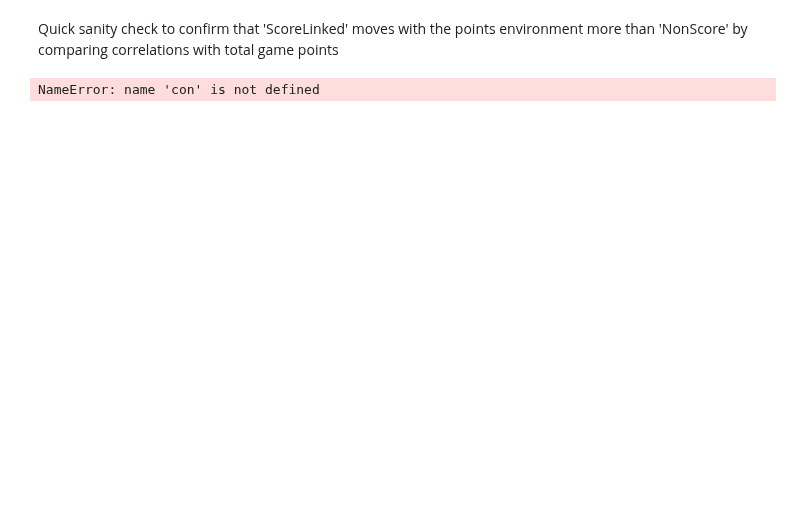
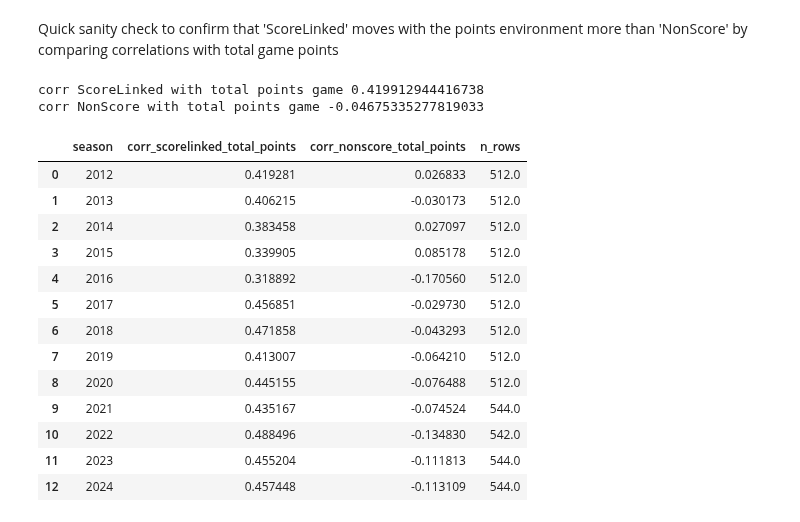
Before and after one commit to SiddharthKorukonda/2025-26-NFLPA-Data-Analytics-Case-Competition, a Jupyter notebook: notebooks/11_sanity_check_panel.ipynb, the cells around one changed output. Drawn from its saved outputs; the diff is of its cells as text; code cells hidden in the pictures; blank space fills up the shorter version.

Commit message:
fix: suppress pandas groupby apply futurewarning with include_groups false

```diff
--- a/notebooks/11_sanity_check_panel.ipynb
+++ b/notebooks/11_sanity_check_panel.ipynb
@@ -386,36 +470,55 @@ SELECT
   {SEASON_COL} AS season,
   {WEEK_COL} AS week,
   {TEAM_COL} AS team,
   points_for,
   points_against,
   ST_Load_ScoreLinked_w,
   ST_Load_NonScore_w
 FROM {PANEL_TABLE}
 """).df()
 
 df_points["total_points_game"] = df_points["points_for"] + df_points["points_against"]
 
 df_corr = df_points.dropna(subset=["total_points_game", "ST_Load_ScoreLinked_w", "ST_Load_NonScore_w"]).copy()
 
 corr_scorelinked = df_corr["ST_Load_ScoreLinked_w"].corr(df_corr["total_points_game"])
 corr_nonscore = df_corr["ST_Load_NonScore_w"].corr(df_corr["total_points_game"])
 
 print("corr ScoreLinked with total points game", corr_scorelinked)
 print("corr NonScore with total points game", corr_nonscore)
 
 if abs(corr_scorelinked) < abs(corr_nonscore):
     raise RuntimeError("ScoreLinked is not more correlated with points environment than NonScore, investigate ScoreLinked definition and joins")
 
 by_season = (
     df_corr.groupby("season", as_index=False)
-    .apply(lambda g: pd.Series({
-        "corr_scorelinked_total_points": g["ST_Load_ScoreLinked_w"].corr(g["total_points_game"]),
-        "corr_nonscore_total_points": g["ST_Load_NonScore_w"].corr(g["total_points_game"]),
-        "n_rows": len(g),
-    }))
+    .apply(
+        lambda g: pd.Series({
+            "corr_scorelinked_total_points": g["ST_Load_ScoreLinked_w"].corr(g["total_points_game"]),
+            "corr_nonscore_total_points": g["ST_Load_NonScore_w"].corr(g["total_points_game"]),
+            "n_rows": len(g),
+        }),
+        include_groups=False,
+    )
+    .reset_index(drop=True)
 )
 
 by_season = by_season.reset_index(drop=True)
 by_season.sort_values("season").tail(15)
 # %% [output]
-NameError: name 'con' is not defined
+corr ScoreLinked with total points game 0.419912944416738
+corr NonScore with total points game -0.04675335277819033
+|  | season | corr_scorelinked_total_points | corr_nonscore_total_points | n_rows |
+| 0 | 2012 | 0.419281 | 0.026833 | 512.0 |
+| 1 | 2013 | 0.406215 | -0.030173 | 512.0 |
+| 2 | 2014 | 0.383458 | 0.027097 | 512.0 |
+| 3 | 2015 | 0.339905 | 0.085178 | 512.0 |
+| 4 | 2016 | 0.318892 | -0.170560 | 512.0 |
+| 5 | 2017 | 0.456851 | -0.029730 | 512.0 |
+| 6 | 2018 | 0.471858 | -0.043293 | 512.0 |
+| 7 | 2019 | 0.413007 | -0.064210 | 512.0 |
+| 8 | 2020 | 0.445155 | -0.076488 | 512.0 |
+| 9 | 2021 | 0.435167 | -0.074524 | 544.0 |
+| 10 | 2022 | 0.488496 | -0.134830 | 542.0 |
+| 11 | 2023 | 0.455204 | -0.111813 | 544.0 |
+| 12 | 2024 | 0.457448 | -0.113109 | 544.0 |
```
Also changed, not shown: parts of 10 cells of this notebook.
